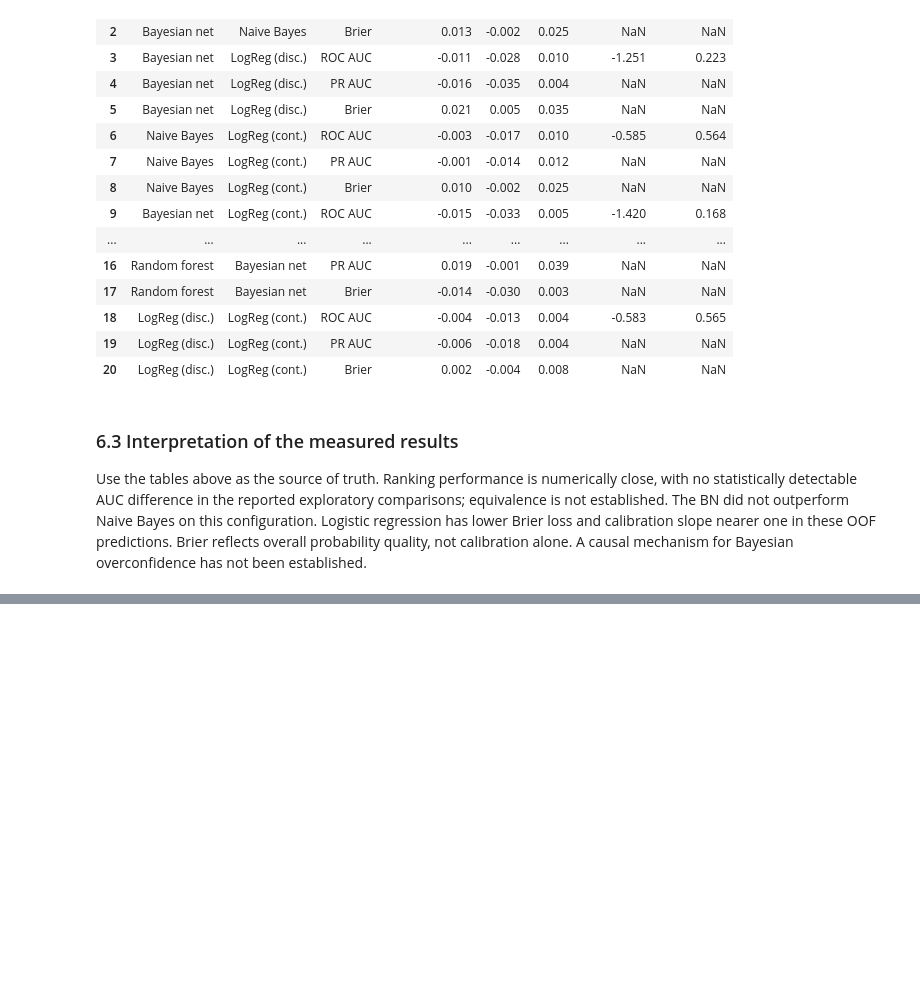
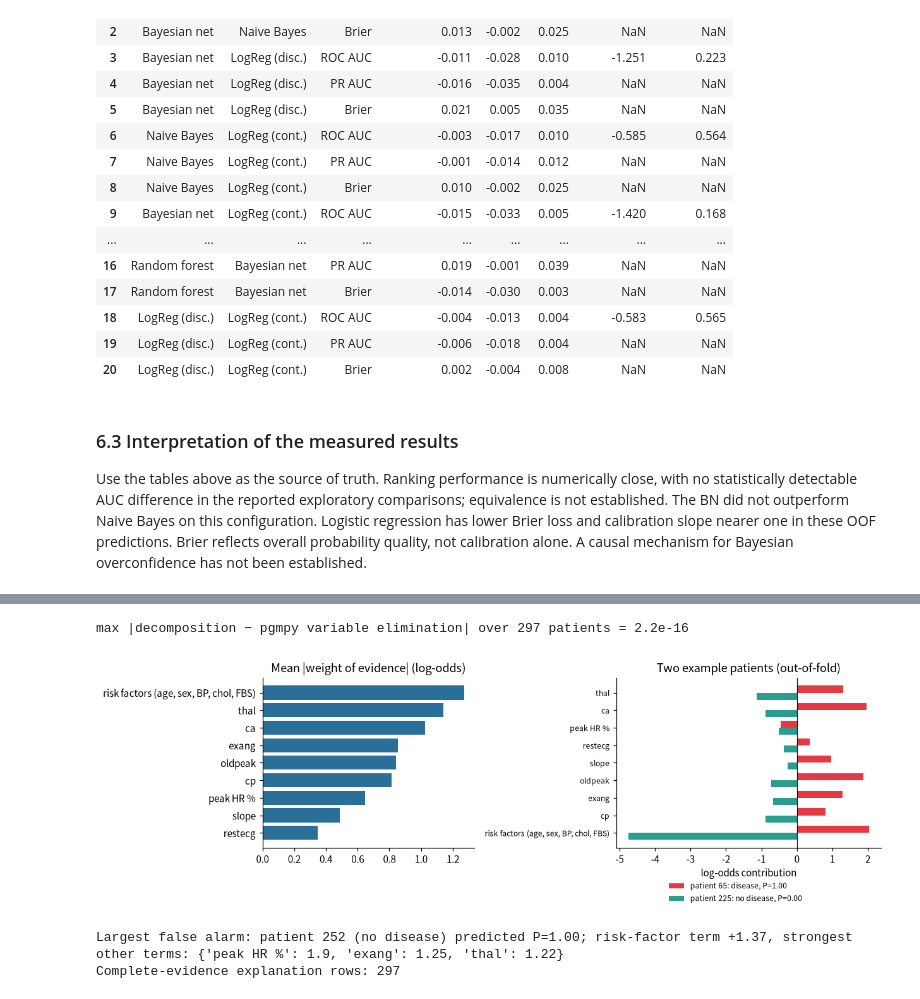
Before and after one commit to 69Igris/heart-disease-risk-modelling, a Jupyter notebook: notebooks/01_phase1_eda_and_classical_models.ipynb, the cells around one changed output, grey strips where cells are left out. Cells and saved outputs as stored; diff of their text form; code cells hidden in the pictures; blank space fills up the shorter version.

```diff
--- a/notebooks/01_phase1_eda_and_classical_models.ipynb
+++ b/notebooks/01_phase1_eda_and_classical_models.ipynb
@@ -303,0 +371,23 @@ Use the tables above as the source of truth. Ranking performance is numerically
+# %%
+chk = [abs(1 / (1 + np.exp(-sum(bn_full.contributions(Xd_full.iloc[i]).values()))) - bn_full.predict_proba_one(Xd_full.iloc[i])) for i in range(len(df)) if Xd_full.iloc[i].notna().all()]
+print(f"max |decomposition − pgmpy variable elimination| over {len(chk)} patients = {max(chk):.1e}")
+rows, pbn = [None] * len(y), np.zeros(len(y))
+for s, (tr, te) in enumerate(splits[:K]):
+    m = BNClassifier(BN_EDGES).fit(Xd.iloc[tr], y[tr]); pbn[te] = m.predict_proba(Xd.iloc[te])
+    for i in te:
+        if Xd.iloc[i].notna().all(): rows[i] = m.contributions(Xd.iloc[i])
+        else: rows[i] = {}
+W = pd.DataFrame(rows).rename(columns={"apmhr": "peak HR %", "risk-factor prior": "risk factors (age, sex, BP, chol, FBS)"})
+imp = W.abs().mean().sort_values(); fig, ax = plt.subplots(1, 2, figsize=(11.5, 3.9), gridspec_kw={"width_ratios": [1, 1.25]})
+ax[0].barh(imp.index, imp.values, color=BLUE); ax[0].set(title="Mean |weight of evidence| (log-odds)")
+ex = [int(np.argmax(np.where(y == 1, pbn, -1))), int(np.argmin(np.where(y == 0, pbn, 2)))]; yv = np.arange(W.shape[1])
+ax[1].barh(yv + .2, W.iloc[ex[0]], .4, color=POS, label=f"patient {ex[0]}: disease, P={pbn[ex[0]]:.2f}"); ax[1].barh(yv - .2, W.iloc[ex[1]], .4, color=NEG, label=f"patient {ex[1]}: no disease, P={pbn[ex[1]]:.2f}")
+ax[1].set_yticks(yv); ax[1].set_yticklabels(W.columns, fontsize=8); ax[1].axvline(0, color="k", lw=.8); ax[1].legend(frameon=False, fontsize=8, loc="upper center", bbox_to_anchor=(0.45, -0.16), ncol=1); ax[1].set(title="Two example patients (out-of-fold)", xlabel="log-odds contribution")
+save("fig_bn_weights.png"); W.to_csv(RES / "phase1_bn_weights.csv", index=False)
+bad = int(np.argmax(np.where(y == 0, pbn, -1))); print(f"Largest false alarm: patient {bad} (no disease) predicted P={pbn[bad]:.2f}; risk-factor term {W.iloc[bad].iloc[0]:+.2f}, strongest other terms:", W.iloc[bad].drop(W.columns[0]).sort_values(key=abs, ascending=False).head(3).round(2).to_dict())
+print("Complete-evidence explanation rows:", int(W.notna().all(axis=1).sum()))
+# %% [output]
+max |decomposition − pgmpy variable elimination| over 297 patients = 2.2e-16
+[figure, added]
+Largest false alarm: patient 252 (no disease) predicted P=1.00; risk-factor term +1.37, strongest other terms: {'peak HR %': 1.9, 'exang': 1.25, 'thal': 1.22}
+Complete-evidence explanation rows: 297
```
Also changed, not shown: parts of 13 cells of this notebook, 23 other files.
